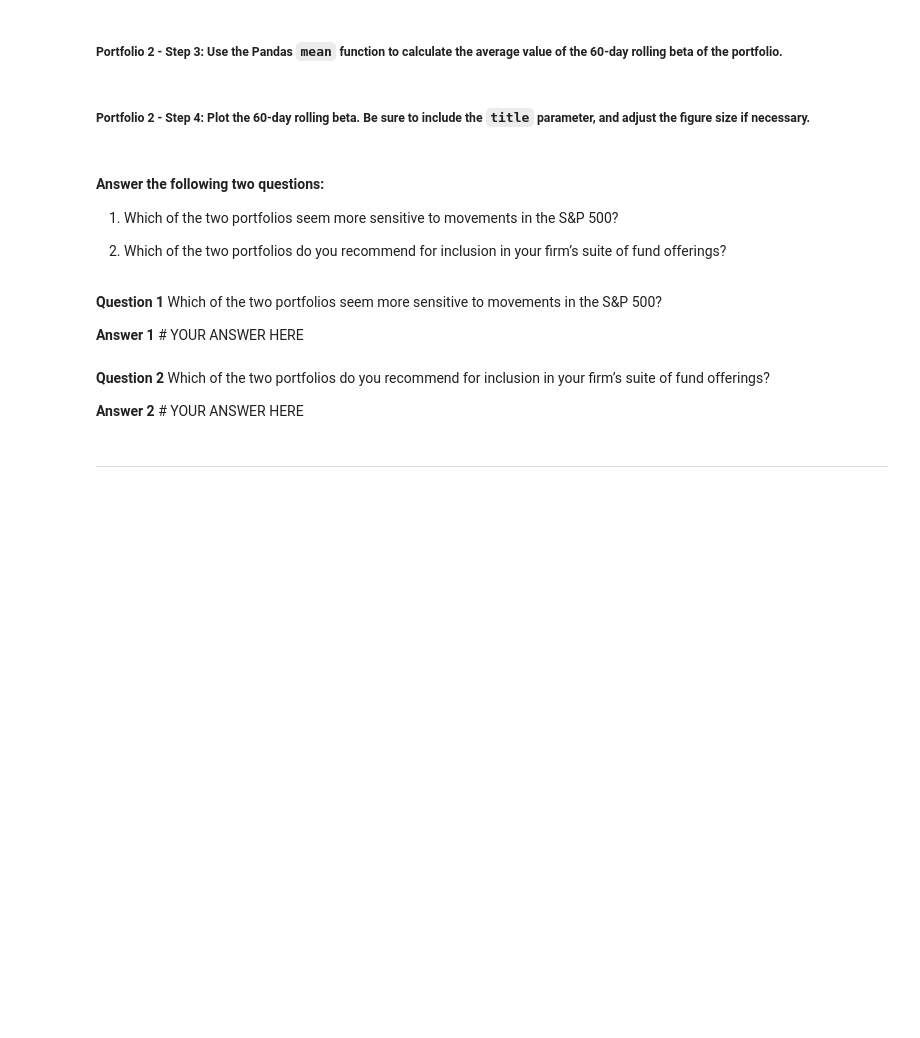
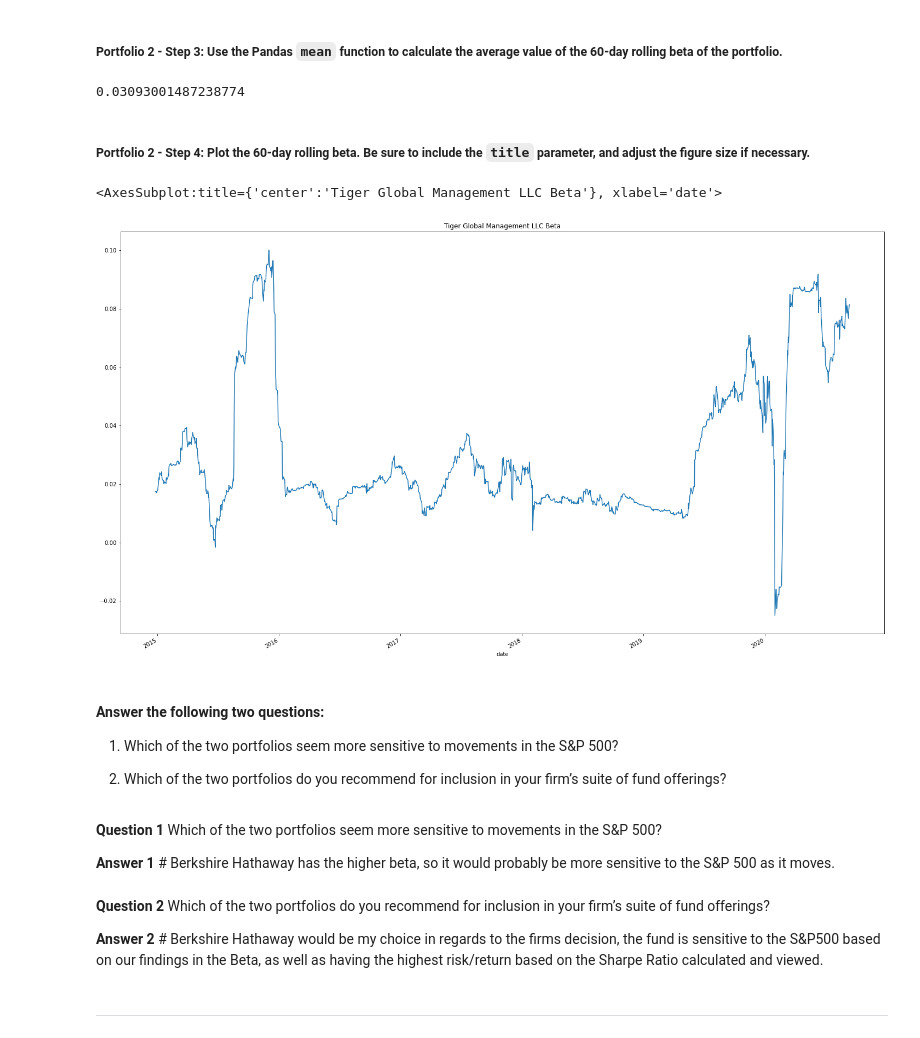
Before and after one commit to AndrewAu42/Risk_Analysis_Portfolio, a Jupyter notebook: risk_return_analysis.ipynb, the cells around one changed output. Cells and saved outputs as stored; diff of their text form; code cells hidden in the pictures; blank space fills up the shorter version.

```diff
--- a/risk_return_analysis.ipynb
+++ b/risk_return_analysis.ipynb
@@ -376,4 +427,5 @@ Your analysis is nearing completion. Now, you need to evaluate how the portfolio
 # %%
 # Calculate the covariance using a 60-day rolling window
 # Review the last five rows of the covariance data
-# YOUR CODE HERE
+tiger_gbl_mgmt_covariance = daily_returns_df["TIGER GLOBAL MANAGEMENT LLC"].rolling(window=60).cov(daily_returns_df["S&P 500"])
+tiger_gbl_mgmt_covariance.tail()
@@ -382,4 +442,5 @@ Your analysis is nearing completion. Now, you need to evaluate how the portfolio
 # %%
 # Calculate the beta based on the 60-day rolling covariance compared to the market (S&P 500)
 # Review the last five rows of the beta information
-# YOUR CODE HERE
+tiger_gbl_mgmt_beta = tiger_gbl_mgmt_covariance / SP500_Variance
+tiger_gbl_mgmt_beta.tail()
@@ -387,13 +456,18 @@ Your analysis is nearing completion. Now, you need to evaluate how the portfolio
 ##### Portfolio 2 - Step 3: Use the Pandas `mean` function to calculate the average value of the 60-day rolling beta of the portfolio.
 # %%
 # Calculate the average of the 60-day rolling beta
-# YOUR CODE HERE
+tiger_gbl_mgmt_beta.mean()
+# %% [output]
+0.03093001487238774
 # %% [markdown]
 ##### Portfolio 2 - Step 4: Plot the 60-day rolling beta. Be sure to include the `title` parameter, and adjust the figure size if necessary.
 # %%
 # Plot the rolling beta
 # Include a title parameter and adjust the figure size
-# YOUR CODE HERE
+tiger_gbl_mgmt_beta.plot(figsize=(25,15), title= "Tiger Global Management LLC Beta")
+# %% [output]
+<AxesSubplot:title={'center':'Tiger Global Management LLC Beta'}, xlabel='date'>
+[figure, added]
 # %% [markdown]
 #### Answer the following two questions:
 
@@ -403,10 +477,10 @@ Your analysis is nearing completion. Now, you need to evaluate how the portfolio
 # %% [markdown]
 **Question 1** Which of the two portfolios seem more sensitive to movements in the S&P 500?
 
-**Answer 1** # YOUR ANSWER HERE
+**Answer 1** # Berkshire Hathaway has the higher beta, so it would probably be more sensitive to the S&P 500 as it moves.
 # %% [markdown]
 **Question 2** Which of the two portfolios do you recommend for inclusion in your firm’s suite of fund offerings?
 
-**Answer 2** # YOUR ANSWER HERE
+**Answer 2** # Berkshire Hathaway would be my choice in regards to the firms decision, the fund is sensitive to the S&P500 based on our findings in the Beta, as well as having the highest risk/return based on the Sharpe Ratio calculated and viewed.
 # %% [markdown]
 ---
```
Also changed, not shown: parts of 11 cells of this notebook, 1 other file.
